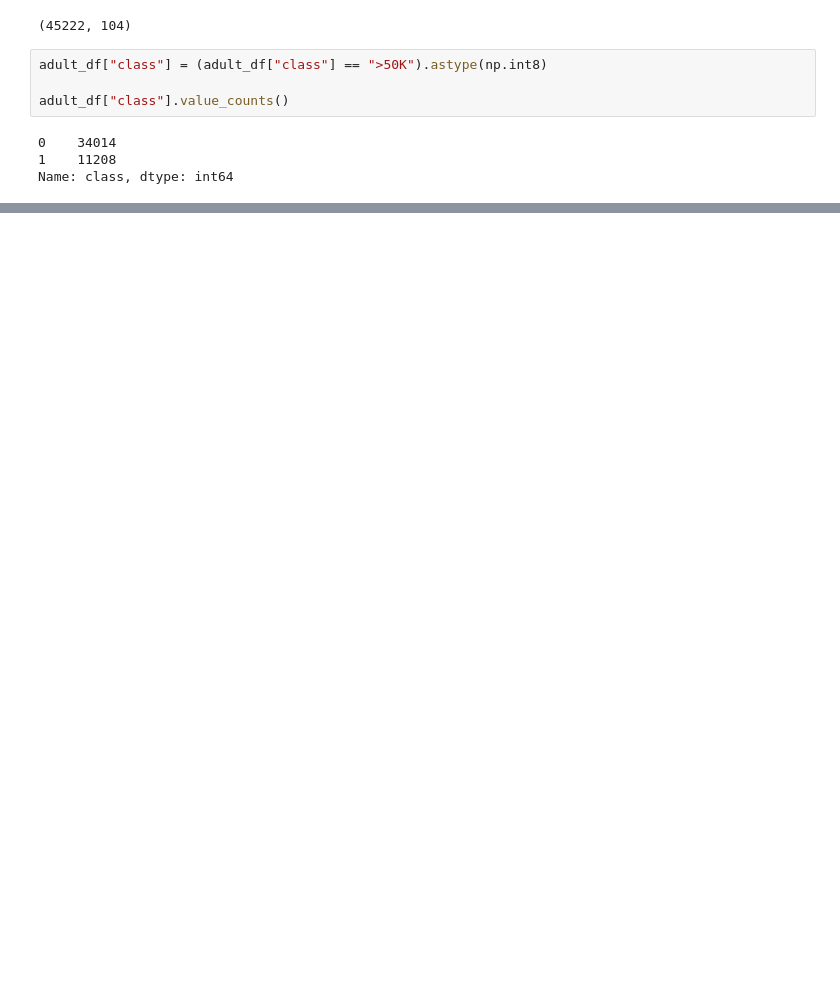
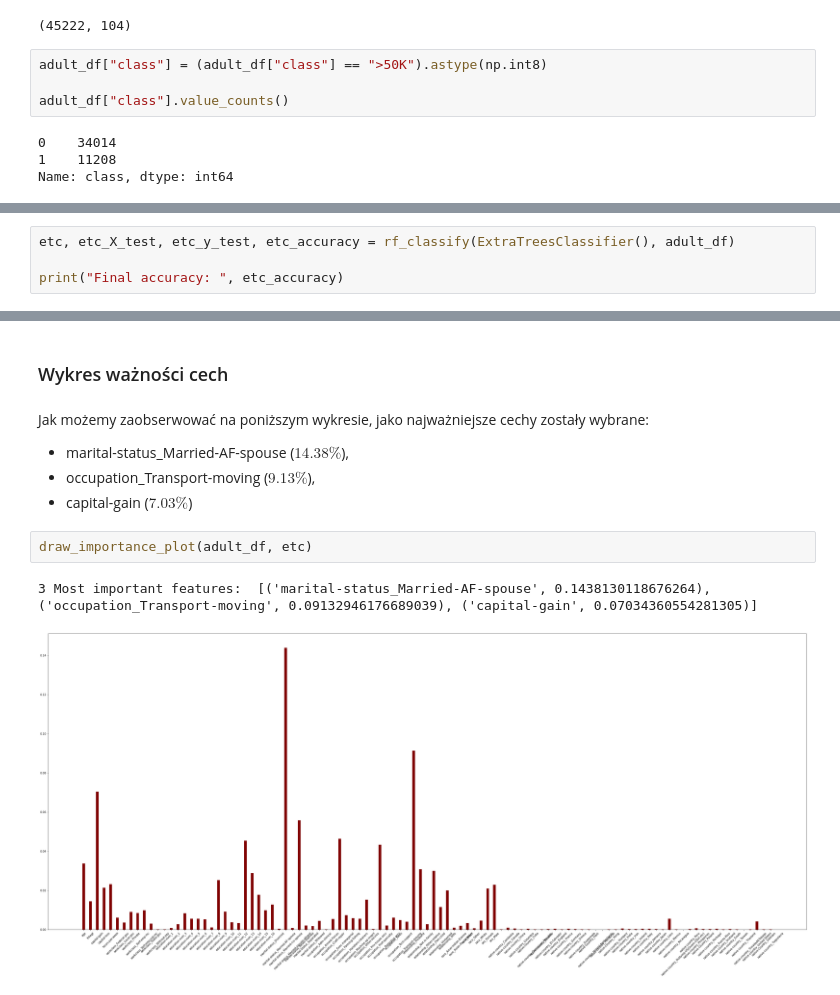
Before and after one commit to MatiPl01/artificial-intelligence-basics, a Jupyter notebook: lab4/lab4.ipynb, the cells around one changed output, grey strips where cells are left out. Saved outputs shown, nothing was run; the diff lists cells and outputs as text; blank space fills up the shorter version.

```diff
--- a/lab4/lab4.ipynb
+++ b/lab4/lab4.ipynb
@@ -279,0 +350,4 @@ Most important features:  [('capital-gain', 0.13906658068733369), ('marital-stat
+# %%
+etc, etc_X_test, etc_y_test, etc_accuracy = rf_classify(ExtraTreesClassifier(), adult_df)
+
+print("Final accuracy: ", etc_accuracy)
@@ -279,0 +363,12 @@ Most important features:  [('capital-gain', 0.13906658068733369), ('marital-stat
+# %% [markdown]
+### Wykres ważności cech
+# %% [markdown]
+Jak możemy zaobserwować na poniższym wykresie, jako najważniejsze cechy zostały wybrane:
+- marital-status_Married-AF-spouse ($14.38\%$),
+- occupation_Transport-moving ($9.13\%$),
+- capital-gain ($7.03\%$)
+# %%
+draw_importance_plot(adult_df, etc)
+# %% [output]
+3 Most important features:  [('marital-status_Married-AF-spouse', 0.1438130118676264), ('occupation_Transport-moving', 0.09132946176689039), ('capital-gain', 0.07034360554281305)]
+[figure, added]
```
Also changed, not shown: parts of 49 cells of this notebook, 1 other file.
